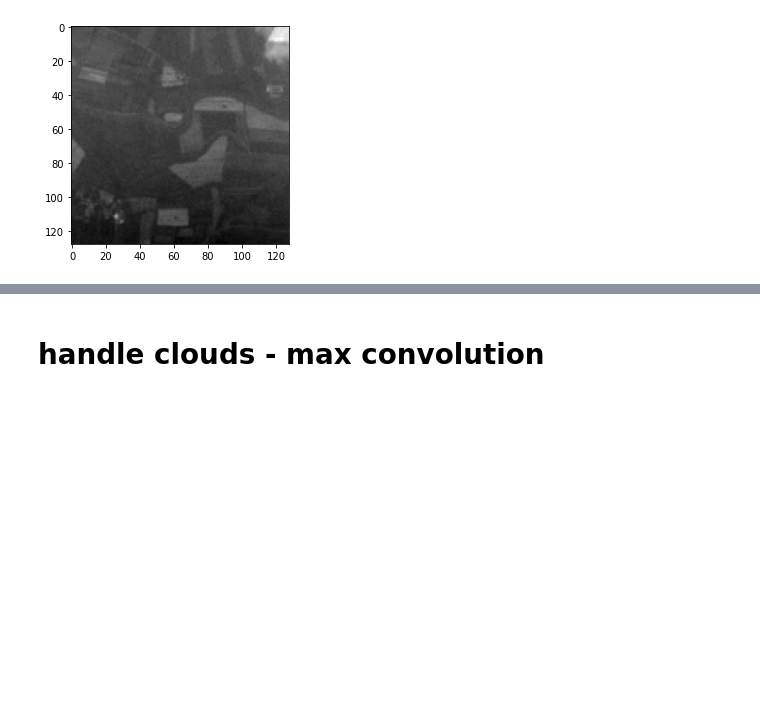
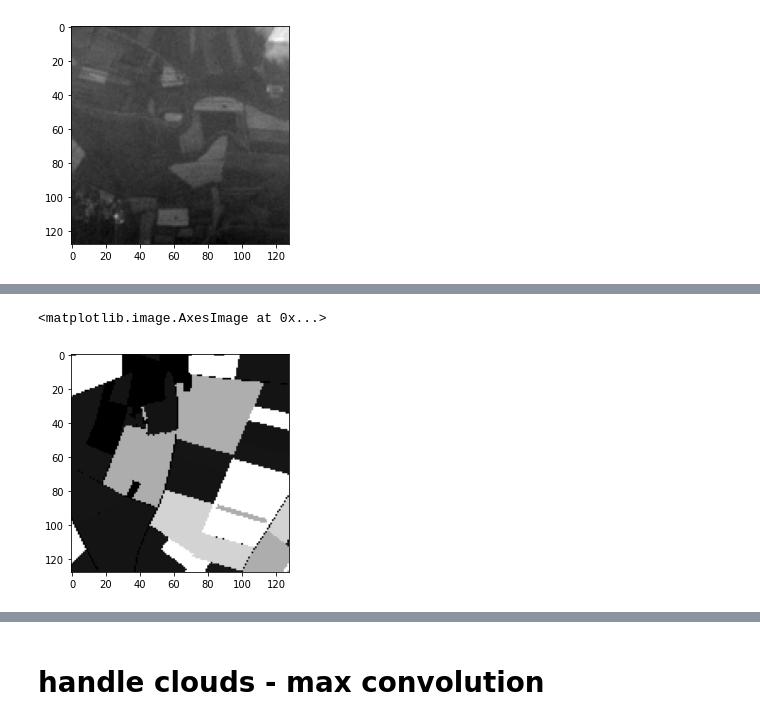
Before and after one commit to lokeshkbathina/Segmantic-Segmentation-of-Agricultural-Parcels, a Jupyter notebook: Data.ipynb, the cells around one changed output, grey strips where cells are left out. Saved outputs shown, nothing was run; the diff lists cells and outputs as text; code cells hidden in the pictures; blank space fills up the shorter version.

```diff
--- a/Data.ipynb
+++ b/Data.ipynb
@@ -54,0 +92,2 @@ for i in range(len(tmp)):
+# %%
+temp = np.load("D:\PASTIS\S2\ANNOTATIONS\ParcelIDs_10059.npy")
@@ -54,0 +117,5 @@ for i in range(len(tmp)):
+# %%
+plt.imshow(temp, cmap='gray')
+# %% [output]
+<matplotlib.image.AxesImage at 0x...>
+[figure, added]
```
Also changed, not shown: parts of 13 cells of this notebook, 2 other files.
